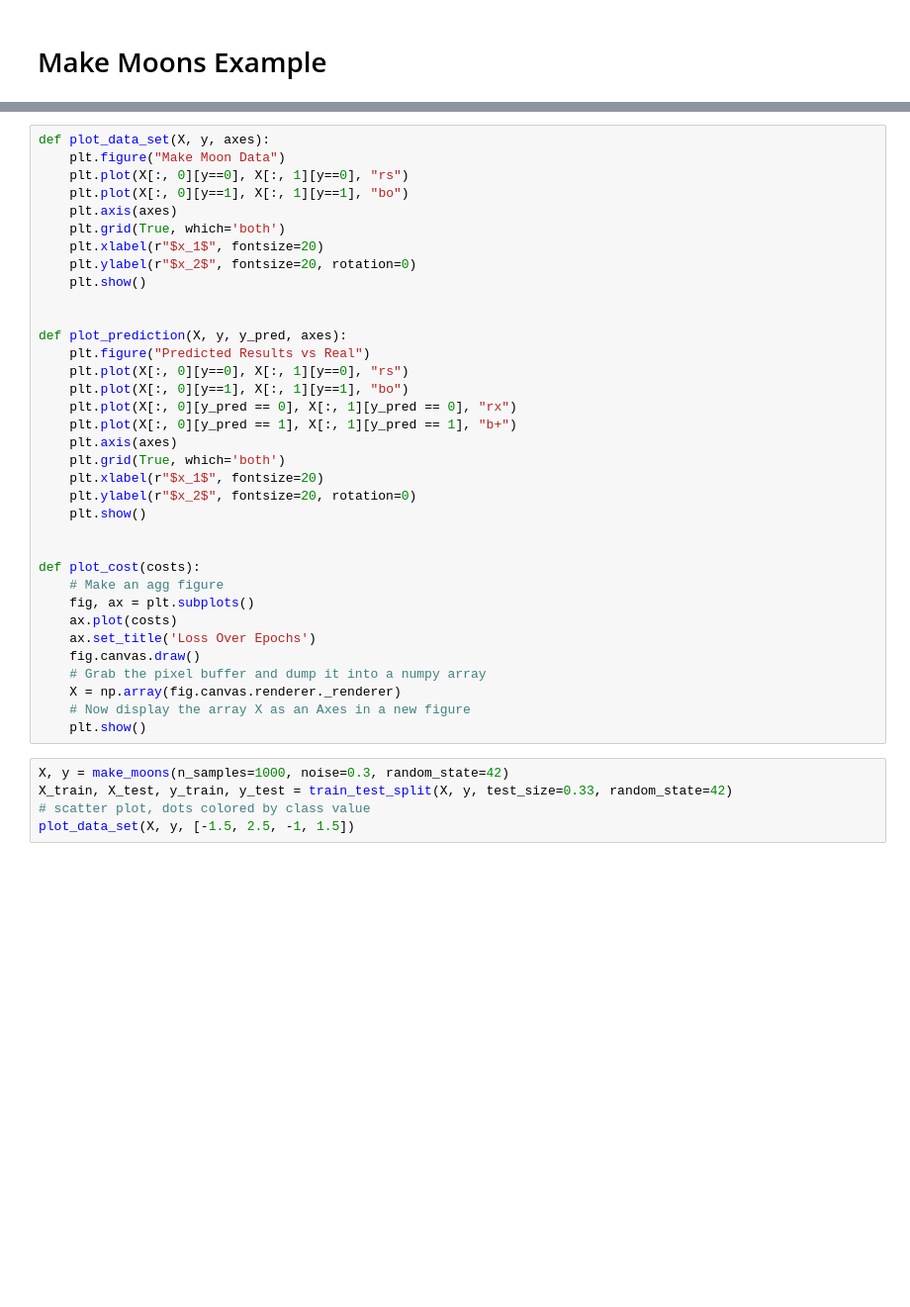
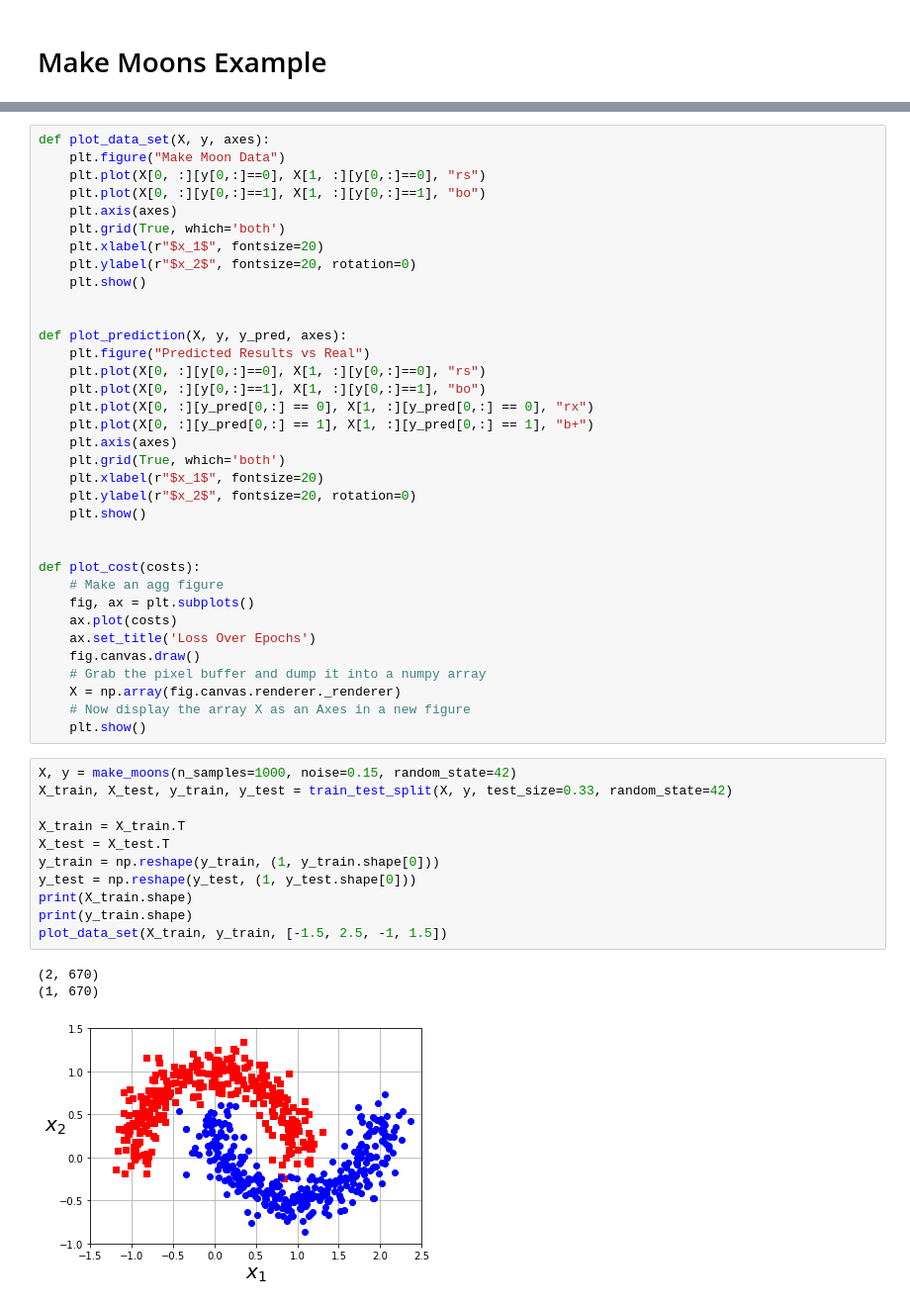
Before and after one commit to thomasCM23/DenseNeuralNet, a Jupyter notebook: 1_Basic_Example.ipynb, the cells around one changed output, grey strips where cells are left out. Shown at 99% size. Cells and saved outputs as stored; diff of their text form; blank space fills up the shorter version.

```diff
--- a/1_Basic_Example.ipynb
+++ b/1_Basic_Example.ipynb
@@ -12,8 +12,8 @@ from sklearn.metrics import f1_score
 # %%
 def plot_data_set(X, y, axes):
     plt.figure("Make Moon Data")
-    plt.plot(X[:, 0][y==0], X[:, 1][y==0], "rs")
-    plt.plot(X[:, 0][y==1], X[:, 1][y==1], "bo")
+    plt.plot(X[0, :][y[0,:]==0], X[1, :][y[0,:]==0], "rs")
+    plt.plot(X[0, :][y[0,:]==1], X[1, :][y[0,:]==1], "bo")
     plt.axis(axes)
     plt.grid(True, which='both')
     plt.xlabel(r"$x_1$", fontsize=20)
@@ -23,10 +23,10 @@ def plot_data_set(X, y, axes):
 
 def plot_prediction(X, y, y_pred, axes):
     plt.figure("Predicted Results vs Real")
-    plt.plot(X[:, 0][y==0], X[:, 1][y==0], "rs")
-    plt.plot(X[:, 0][y==1], X[:, 1][y==1], "bo")
-    plt.plot(X[:, 0][y_pred == 0], X[:, 1][y_pred == 0], "rx")
-    plt.plot(X[:, 0][y_pred == 1], X[:, 1][y_pred == 1], "b+")
+    plt.plot(X[0, :][y[0,:]==0], X[1, :][y[0,:]==0], "rs")
+    plt.plot(X[0, :][y[0,:]==1], X[1, :][y[0,:]==1], "bo")
+    plt.plot(X[0, :][y_pred[0,:] == 0], X[1, :][y_pred[0,:] == 0], "rx")
+    plt.plot(X[0, :][y_pred[0,:] == 1], X[1, :][y_pred[0,:] == 1], "b+")
     plt.axis(axes)
     plt.grid(True, which='both')
     plt.xlabel(r"$x_1$", fontsize=20)
@@ -45,9 +45,19 @@ def plot_cost(costs):
     # Now display the array X as an Axes in a new figure
     plt.show()
 # %%
-X, y = make_moons(n_samples=1000, noise=0.3, random_state=42)
+X, y = make_moons(n_samples=1000, noise=0.15, random_state=42)
 X_train, X_test, y_train, y_test = train_test_split(X, y, test_size=0.33, random_state=42)
-# scatter plot, dots colored by class value
-plot_data_set(X, y, [-1.5, 2.5, -1, 1.5])
+
+X_train = X_train.T
+X_test = X_test.T
+y_train = np.reshape(y_train, (1, y_train.shape[0]))
+y_test = np.reshape(y_test, (1, y_test.shape[0]))
+print(X_train.shape)
+print(y_train.shape)
+plot_data_set(X_train, y_train, [-1.5, 2.5, -1, 1.5])
+# %% [output]
+(2, 670)
+(1, 670)
+[figure, added]
 # %%
 # Creating the optimizer, regularization, and loss function
```
Also changed, not shown: parts of 15 cells of this notebook, 10 other files.
